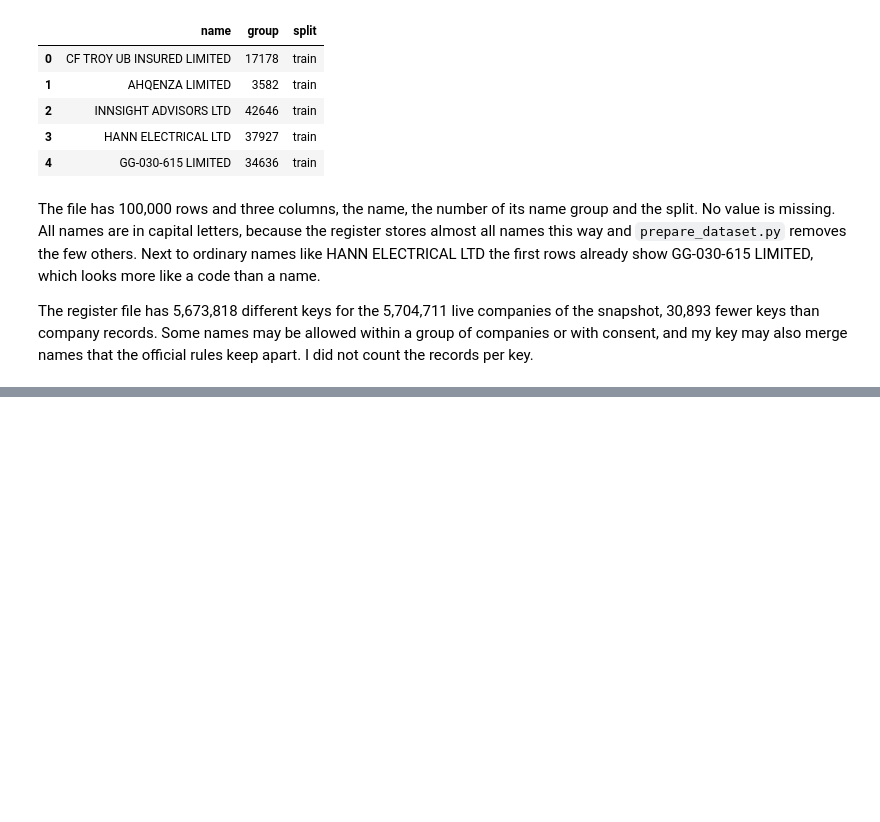
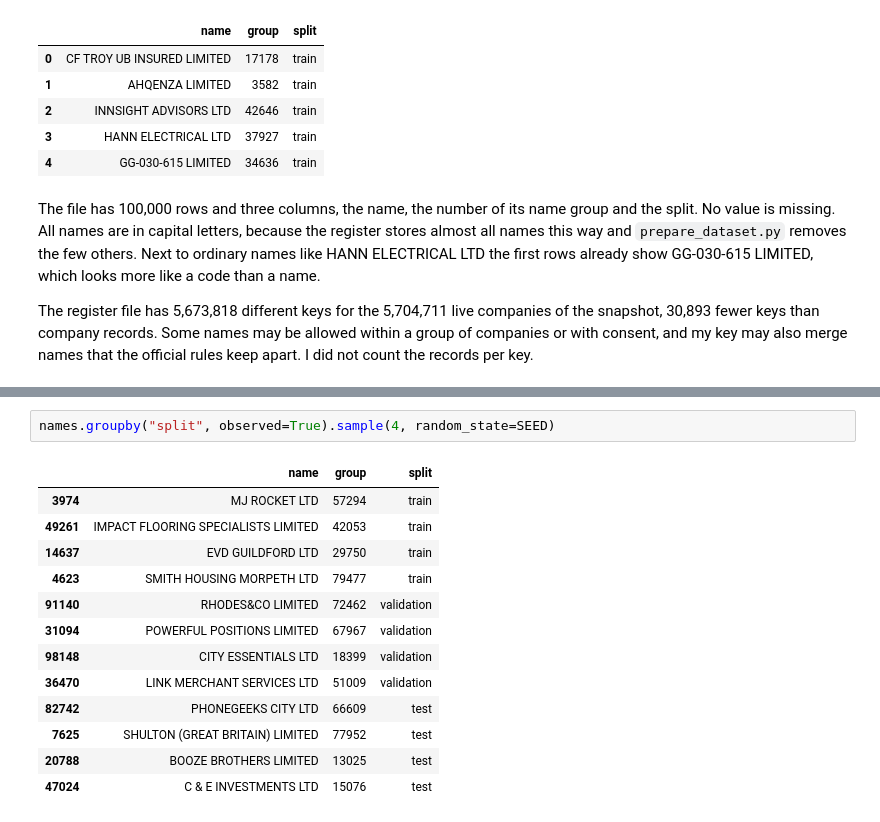
Before and after one commit to mauroreverberi/generative_ai_applications, a Jupyter notebook: generative_model.ipynb, the cells around one changed output, grey strips where cells are left out. Cells and saved outputs as stored; diff of their text form; blank space fills up the shorter version.

```diff
--- a/generative_model.ipynb
+++ b/generative_model.ipynb
@@ -104,0 +111,16 @@ The register file has 5,673,818 different keys for the 5,704,711 live companies
+# %%
+names.groupby("split", observed=True).sample(4, random_state=SEED)
+# %% [output]
+|  | name | group | split |
+| 3974 | MJ ROCKET LTD | 57294 | train |
+| 49261 | IMPACT FLOORING SPECIALISTS LIMITED | 42053 | train |
+| 14637 | EVD GUILDFORD LTD | 29750 | train |
+| 4623 | SMITH HOUSING MORPETH LTD | 79477 | train |
+| 91140 | RHODES&CO LIMITED | 72462 | validation |
+| 31094 | POWERFUL POSITIONS LIMITED | 67967 | validation |
+| 98148 | CITY ESSENTIALS LTD | 18399 | validation |
+| 36470 | LINK MERCHANT SERVICES LTD | 51009 | validation |
+| 82742 | PHONEGEEKS CITY LTD | 66609 | test |
+| 7625 | SHULTON (GREAT BRITAIN) LIMITED | 77952 | test |
+| 20788 | BOOZE BROTHERS LIMITED | 13025 | test |
+| 47024 | C & E INVESTMENTS LTD | 15076 | test |
```
Also changed, not shown: parts of 10 cells of this notebook.
